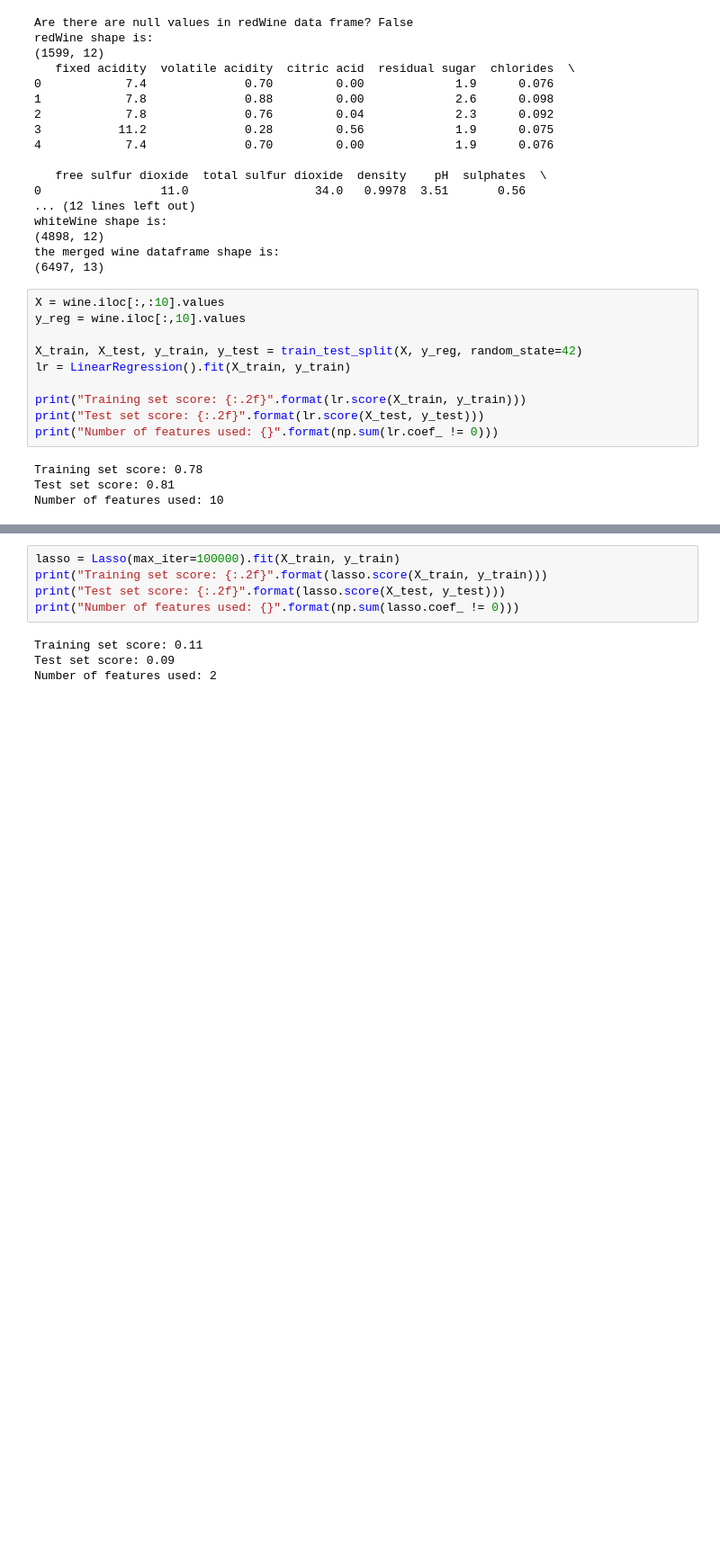
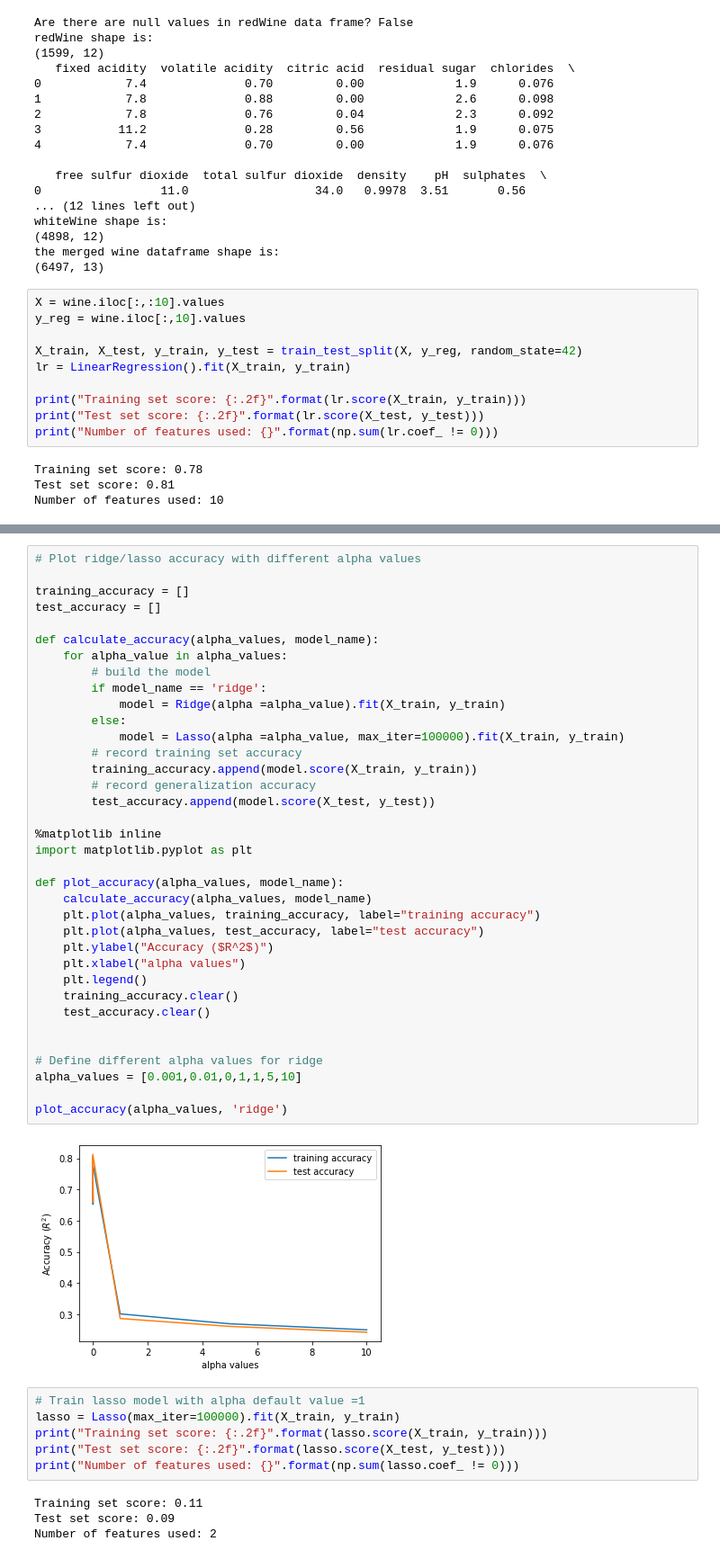
Before and after one commit to myGitHub001/Test, a Jupyter notebook: wine.ipynb, the cells around one changed output, grey strips where cells are left out. Shown at 90% size. Cells and saved outputs as stored; diff of their text form; blank space fills up the shorter version.

```diff
--- a/wine.ipynb
+++ b/wine.ipynb
@@ -73,4 +144,43 @@ Number of features used: 10
+# %%
+# Plot ridge/lasso accuracy with different alpha values
+
+training_accuracy = []
+test_accuracy = []
+
+def calculate_accuracy(alpha_values, model_name):
+    for alpha_value in alpha_values:
+        # build the model
+        if model_name == 'ridge':
+            model = Ridge(alpha =alpha_value).fit(X_train, y_train)
+        else:
+            model = Lasso(alpha =alpha_value, max_iter=100000).fit(X_train, y_train)
+        # record training set accuracy
+        training_accuracy.append(model.score(X_train, y_train))
+        # record generalization accuracy
+        test_accuracy.append(model.score(X_test, y_test))
+
+%matplotlib inline
+import matplotlib.pyplot as plt
+
+def plot_accuracy(alpha_values, model_name):
+    calculate_accuracy(alpha_values, model_name)
+    plt.plot(alpha_values, training_accuracy, label="training accuracy")
+    plt.plot(alpha_values, test_accuracy, label="test accuracy")
+    plt.ylabel("Accuracy ($R^2$)")
+    plt.xlabel("alpha values")
+    plt.legend()
+    training_accuracy.clear()
+    test_accuracy.clear()
+
+
+# Define different alpha values for ridge
+alpha_values = [0.001,0.01,0,1,1,5,10]
+
+plot_accuracy(alpha_values, 'ridge')
+# %% [output]
+[figure, added]
 # %%
+# Train lasso model with alpha default value =1
 lasso = Lasso(max_iter=100000).fit(X_train, y_train)
 print("Training set score: {:.2f}".format(lasso.score(X_train, y_train)))
 print("Test set score: {:.2f}".format(lasso.score(X_test, y_test)))
```
Also changed, not shown: parts of 14 cells of this notebook.
